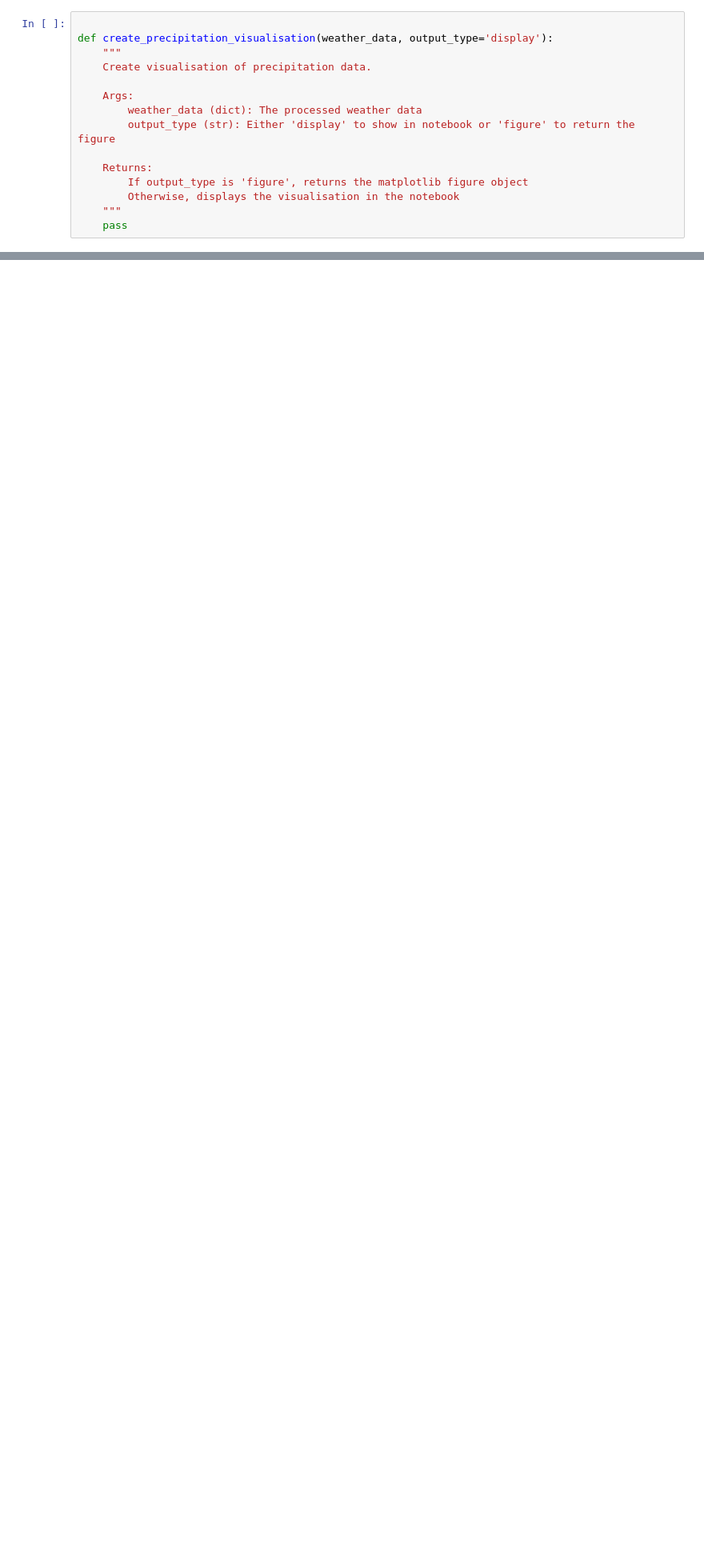
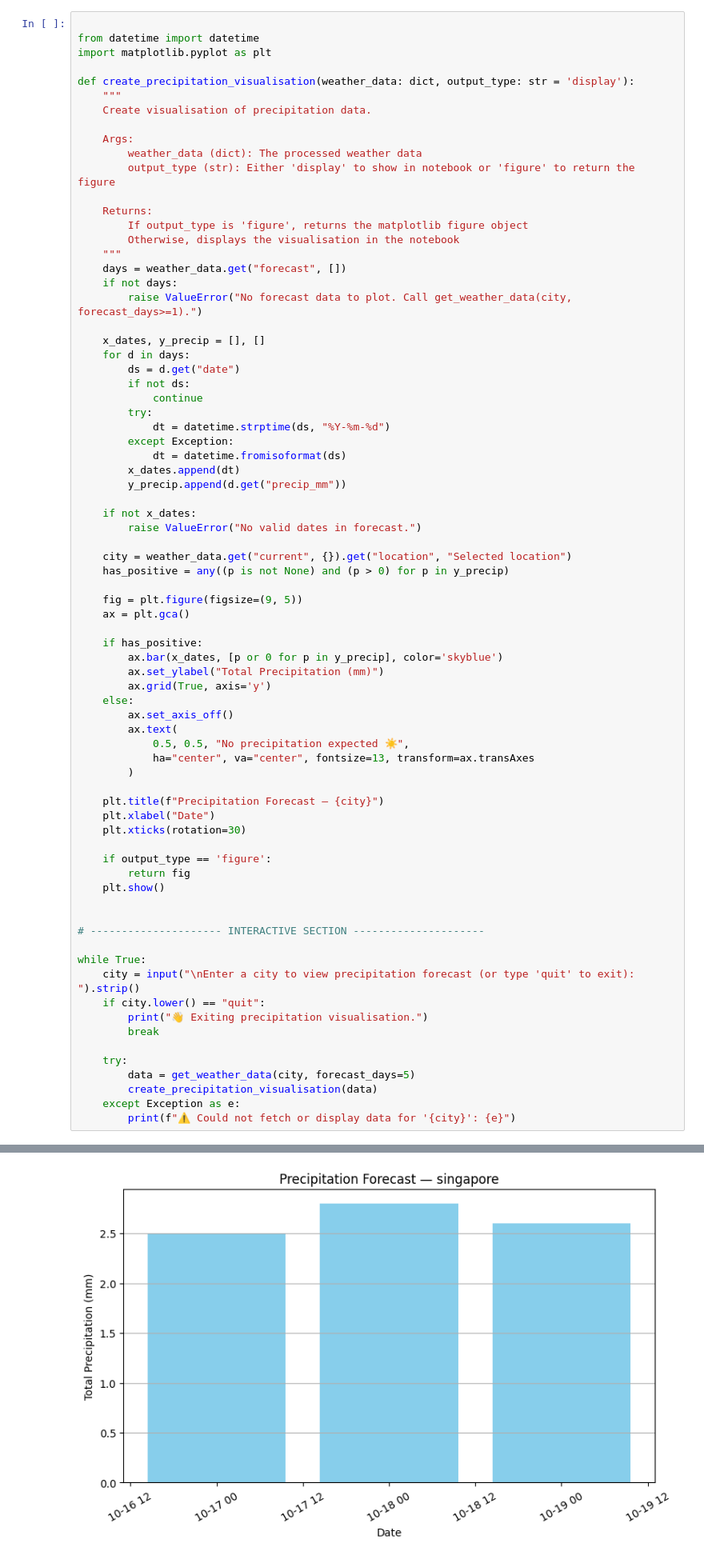
Before and after one commit to Ahlawatash/Weather-Assignment, a Jupyter notebook: starter_notebook.ipynb, the cells around one changed output, grey strips where cells are left out. Shown at 80% size. Cells and saved outputs as stored; diff of their text form; blank space fills up the shorter version.

Commit message:
Added the precipitation function

```diff
--- a/starter_notebook.ipynb
+++ b/starter_notebook.ipynb
@@ -526,15 +498,76 @@ Choose an option:
-# %%
-
-def create_precipitation_visualisation(weather_data, output_type='display'):
-    """
-    Create visualisation of precipitation data.
-
-    Args:
-        weather_data (dict): The processed weather data
-        output_type (str): Either 'display' to show in notebook or 'figure' to return the figure
-
-    Returns:
-        If output_type is 'figure', returns the matplotlib figure object
-        Otherwise, displays the visualisation in the notebook
-    """
-    pass
+# %%
+
+from datetime import datetime
+import matplotlib.pyplot as plt
+
+def create_precipitation_visualisation(weather_data: dict, output_type: str = 'display'):
+    """
+    Create visualisation of precipitation data.
+
+    Args:
+        weather_data (dict): The processed weather data
+        output_type (str): Either 'display' to show in notebook or 'figure' to return the figure
+
+    Returns:
+        If output_type is 'figure', returns the matplotlib figure object
+        Otherwise, displays the visualisation in the notebook
+    """
+    days = weather_data.get("forecast", [])
+    if not days:
+        raise ValueError("No forecast data to plot. Call get_weather_data(city, forecast_days>=1).")
+
+    x_dates, y_precip = [], []
+    for d in days:
+        ds = d.get("date")
+        if not ds:
+            continue
+        try:
+            dt = datetime.strptime(ds, "%Y-%m-%d")
+        except Exception:
+            dt = datetime.fromisoformat(ds)
+        x_dates.append(dt)
+        y_precip.append(d.get("precip_mm"))
+
+    if not x_dates:
+        raise ValueError("No valid dates in forecast.")
+
+    city = weather_data.get("current", {}).get("location", "Selected location")
+    has_positive = any((p is not None) and (p > 0) for p in y_precip)
+
+    fig = plt.figure(figsize=(9, 5))
+    ax = plt.gca()
+
+    if has_positive:
+        ax.bar(x_dates, [p or 0 for p in y_precip], color='skyblue')
+        ax.set_ylabel("Total Precipitation (mm)")
+        ax.grid(True, axis='y')
+    else:
+        ax.set_axis_off()
+        ax.text(
+            0.5, 0.5, "No precipitation expected ☀️",
+            ha="center", va="center", fontsize=13, transform=ax.transAxes
+        )
+
+    plt.title(f"Precipitation Forecast — {city}")
+    plt.xlabel("Date")
+    plt.xticks(rotation=30)
+
+    if output_type == 'figure':
+        return fig
+    plt.show()
+
+
+# --------------------- INTERACTIVE SECTION ---------------------
+
+while True:
+    city = input("\nEnter a city to view precipitation forecast (or type 'quit' to exit): ").strip()
+    if city.lower() == "quit":
+        print("👋 Exiting precipitation visualisation.")
+        break
+
+    try:
+        data = get_weather_data(city, forecast_days=5)
+        create_precipitation_visualisation(data)
+    except Exception as e:
+        print(f"⚠️ Could not fetch or display data for '{city}': {e}")
+# %% [output]
@@ -540,0 +575 @@ def create_precipitation_visualisation(weather_data, output_type='display'):
+[figure, added]
```
Also changed, not shown: parts of 2 cells of this notebook.
